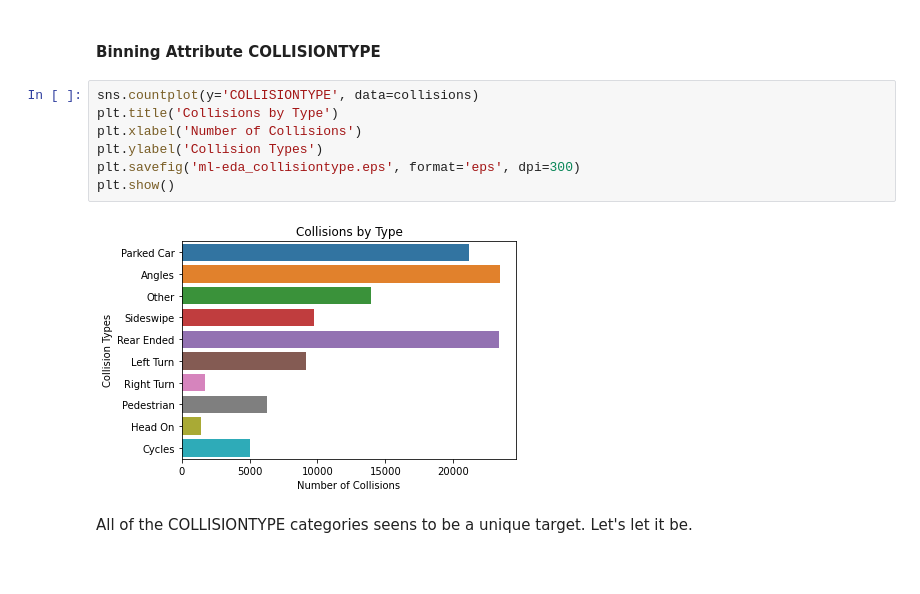
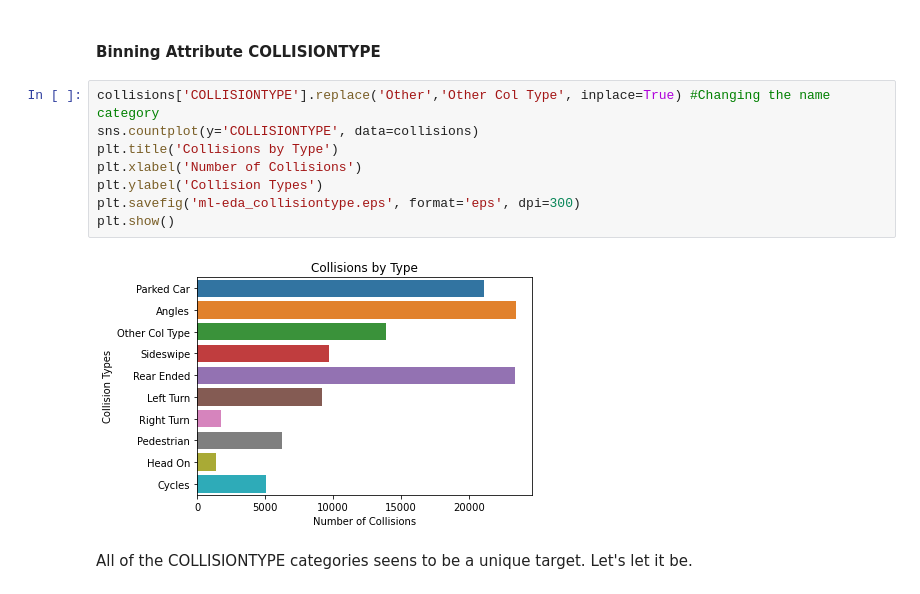
Before and after one commit to mcamera/Traffic_Accidents_Seattle, a Jupyter notebook: Traffic_Accidents_Seattle.ipynb, the cells around one changed output. Drawn from its saved outputs; the diff is of its cells as text.

```diff
--- a/Traffic_Accidents_Seattle.ipynb
+++ b/Traffic_Accidents_Seattle.ipynb
@@ -902,14 +857,15 @@ The number of categories of attribute ADDRTYPE is adequate.
 # %% [markdown]
 #### Binning Attribute COLLISIONTYPE
 # %%
+collisions['COLLISIONTYPE'].replace('Other','Other Col Type', inplace=True) #Changing the name category
 sns.countplot(y='COLLISIONTYPE', data=collisions)
 plt.title('Collisions by Type')
 plt.xlabel('Number of Collisions')
 plt.ylabel('Collision Types')
 plt.savefig('ml-eda_collisiontype.eps', format='eps', dpi=300)
 plt.show()
 # %% [output]
-[figure, old version]
+[figure, new version]
 # %% [markdown]
 All of the COLLISIONTYPE categories  seens to be a unique target. Let's let it be.
 # %% [markdown]
```
Also changed, not shown: parts of 81 cells of this notebook.
